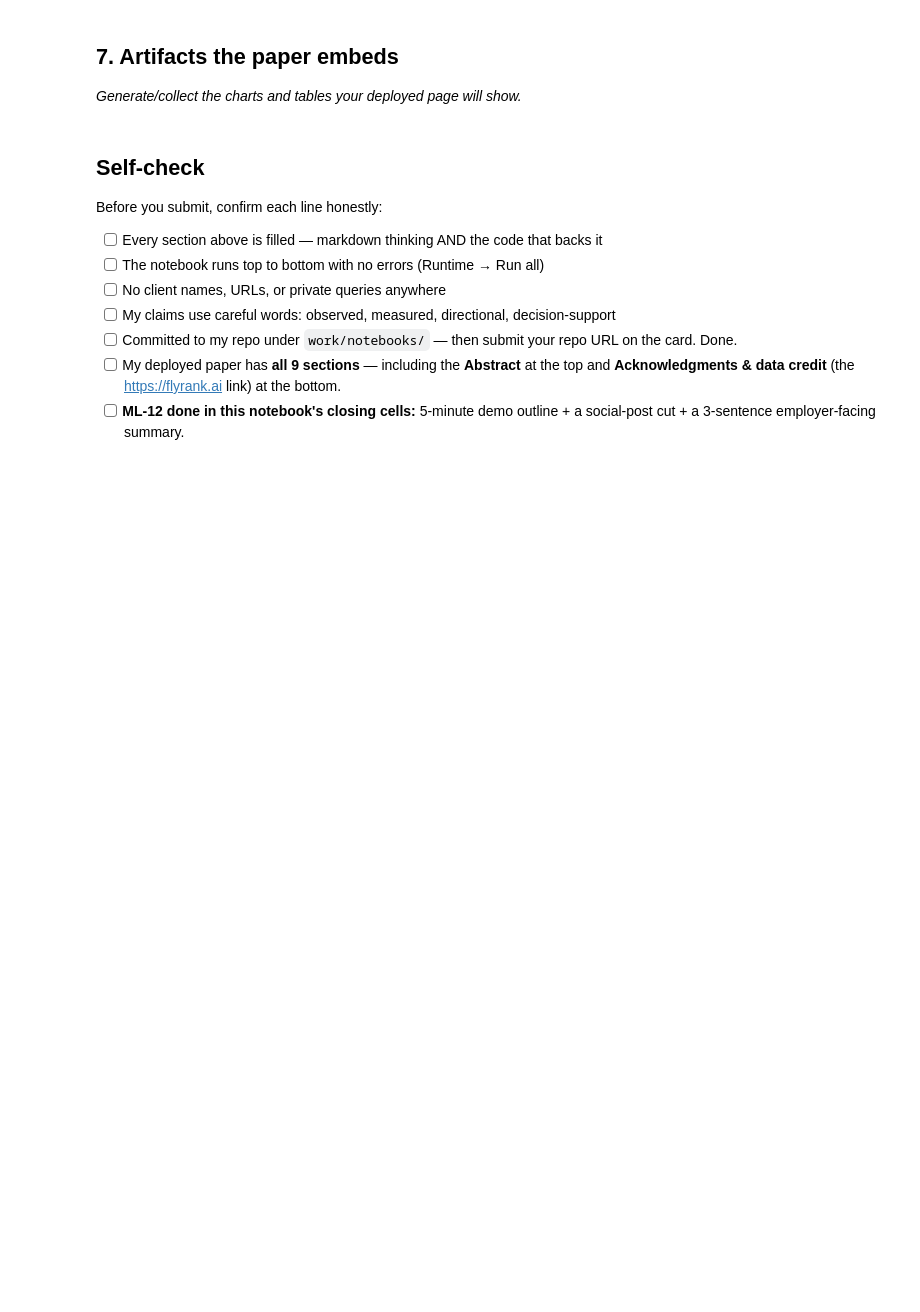
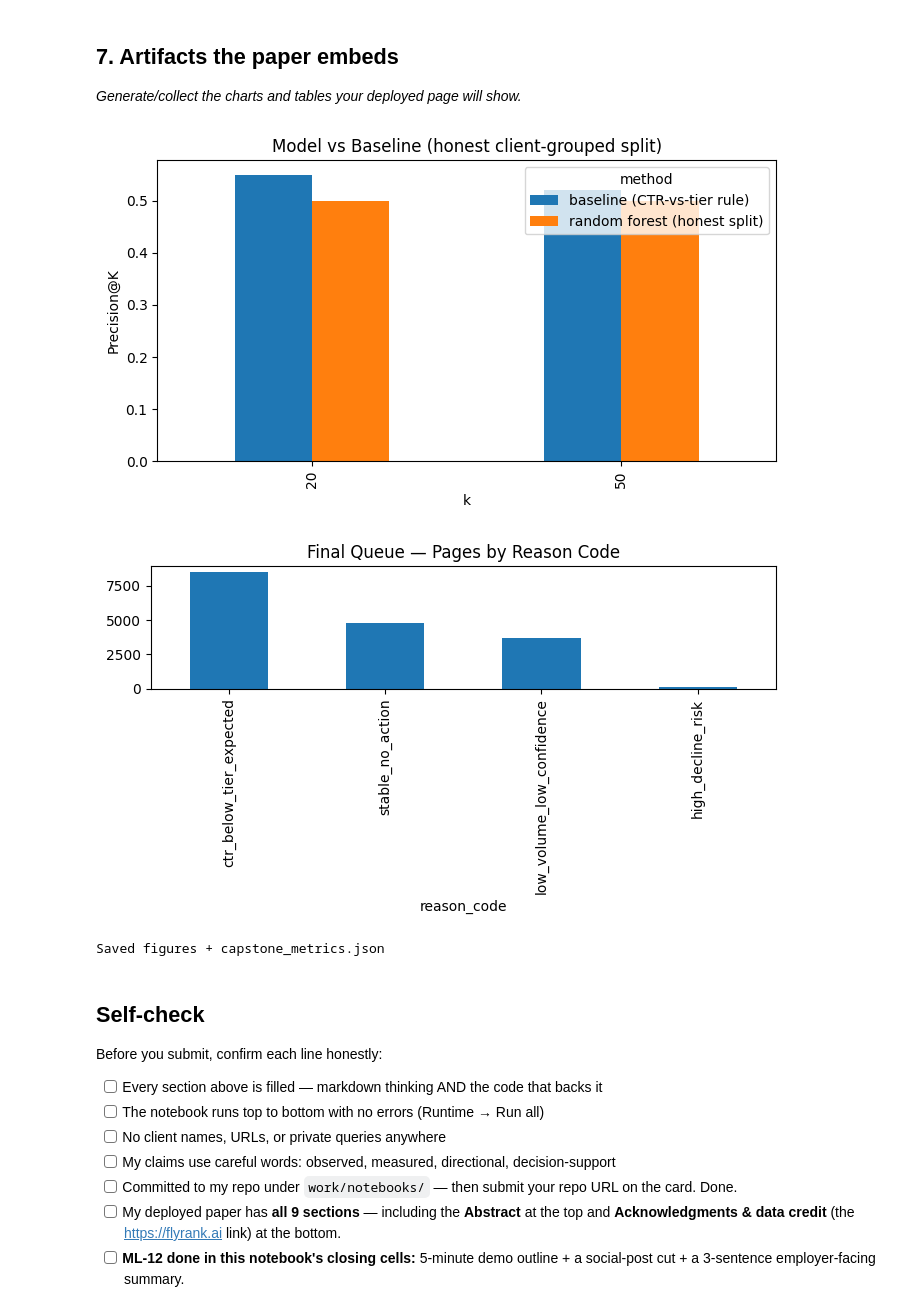
Before and after one commit to sobaannr/FlyRank-Internship, a Jupyter notebook: work/notebooks/capstone.ipynb, the cells around one changed output. Cells and saved outputs as stored; diff of their text form; code cells hidden in the pictures; blank space fills up the shorter version.

```diff
--- a/work/notebooks/capstone.ipynb
+++ b/work/notebooks/capstone.ipynb
@@ -30,3 +259,23 @@ This skeleton is yours to fill. Work the sections **in order** — each one has
 ## 6. Ranked recommendations
 
 *The action playbook output — the paper's recommendations section.*
+# %%
+def assign_reason(row):
+    if row["model_score"] >= 0.65:
+        return "high_decline_risk"
+    elif row["baseline_score"] > 0 and row["impressions"] >= 200:
+        return "ctr_below_tier_expected"
+    elif row["impressions"] < 200 and (row["model_score"] >= 0.45 or row["baseline_score"] > 0):
+        return "low_volume_low_confidence"
+    return "stable_no_action"
+
+test_df["reason_code"] = test_df.apply(assign_reason, axis=1)
+action_map = {"high_decline_risk": "priority_content_review",
+              "ctr_below_tier_expected": "review_metadata_or_snippet",
+              "low_volume_low_confidence": "monitor_only",
+              "stable_no_action": "no_action"}
+test_df["action"] = test_df["reason_code"].map(action_map)
+
+queue = test_df[test_df["reason_code"] != "stable_no_action"].sort_values("baseline_score", ascending=False).reset_index(drop=True)
+print(f"Queue: {len(queue)} of {len(test_df)} pages flagged")
+print(queue["reason_code"].value_counts())
@@ -34,6 +298,41 @@ This skeleton is yours to fill. Work the sections **in order** — each one has
 ## 7. Artifacts the paper embeds
 
 *Generate/collect the charts and tables your deployed page will show.*
+# %%
+import matplotlib.pyplot as plt
+
+os.makedirs("work/figures", exist_ok=True)
+os.makedirs("work/outputs", exist_ok=True)
+
+fig, ax = plt.subplots(figsize=(7,4))
+results_df.T.plot(kind="bar", ax=ax)
+ax.set_ylabel("Precision@K")
+ax.set_title("Model vs Baseline (honest client-grouped split)")
+plt.tight_layout()
+plt.savefig("work/figures/capstone_model_vs_baseline.png", dpi=150)
+plt.show()
+
+fig2, ax2 = plt.subplots(figsize=(7,4))
+test_df["reason_code"].value_counts().plot(kind="bar", ax=ax2)
+ax2.set_title("Final Queue — Pages by Reason Code")
+plt.tight_layout()
+plt.savefig("work/figures/capstone_reason_codes.png", dpi=150)
+plt.show()
+
+capstone_metrics = {
+    "feature_month": FEATURE_MONTH, "target_month": TARGET_MONTH,
+    "precision_at_50_honest": float(results_df.loc["random forest (honest split)", 50]),
+    "precision_at_50_baseline": float(results_df.loc["baseline (CTR-vs-tier rule)", 50]),
+    "precision_at_50_random_split_inflated": 0.740,
+    "n_test_pages": len(test_df), "n_queued": len(queue),
+}
+with open("work/outputs/capstone_metrics.json", "w") as f:
+    json.dump(capstone_metrics, f, indent=2)
+print("Saved figures + capstone_metrics.json")
+# %% [output]
+[figure, added]
+[figure, added]
+Saved figures + capstone_metrics.json
 # %% [markdown]
 ## Self-check
 
```
Also changed, not shown: parts of 18 cells of this notebook.
